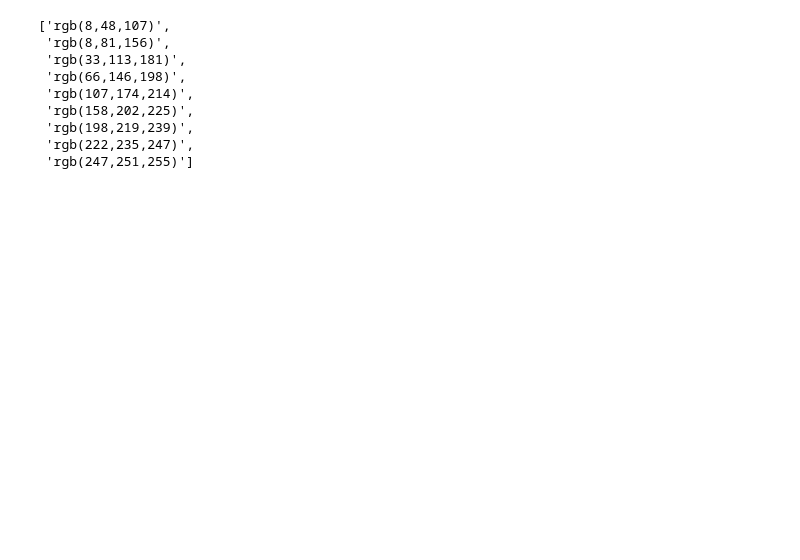
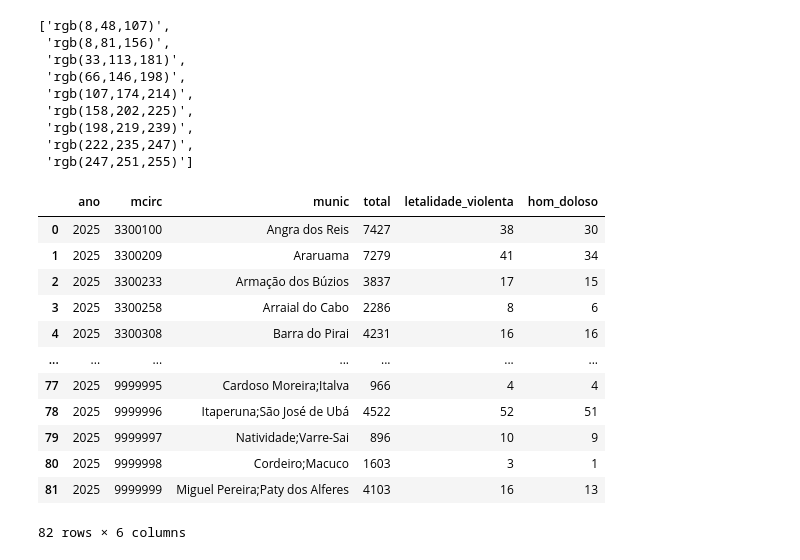
Before and after one commit to gabrielmprata/seguranca_publica_pwrbi, a Jupyter notebook: PREP_anuario_seguranca_publica_pwr_bi.ipynb, the cells around one changed output. Saved outputs shown, nothing was run; the diff lists cells and outputs as text; code cells hidden in the pictures; blank space fills up the shorter version.

```diff
--- a/PREP_anuario_seguranca_publica_pwr_bi.ipynb
+++ b/PREP_anuario_seguranca_publica_pwr_bi.ipynb
@@ -878,3 +874,22 @@ px.colors.sequential.Blues_r
  'rgb(198,219,239)',
  'rgb(222,235,247)',
  'rgb(247,251,255)']
+# %%
+df_municipio_x = df_ocorrencias[['ano','mcirc','munic','total','letalidade_violenta','hom_doloso']][(df_ocorrencias['ano'] == 2025)]
+df_municipio_x = df_municipio_x.groupby(['ano','mcirc','munic']).sum(['total','letalidade_violenta']).reset_index()
+# %%
+df_municipio_x
+# %% [output]
+|  | ano | mcirc | munic | total | letalidade_violenta | hom_doloso |
+| 0 | 2025 | 3300100 | Angra dos Reis | 7427 | 38 | 30 |
+| 1 | 2025 | 3300209 | Araruama | 7279 | 41 | 34 |
+| 2 | 2025 | 3300233 | Armação dos Búzios | 3837 | 17 | 15 |
+| 3 | 2025 | 3300258 | Arraial do Cabo | 2286 | 8 | 6 |
+| 4 | 2025 | 3300308 | Barra do Pirai | 4231 | 16 | 16 |
+| ... | ... | ... | ... | ... | ... | ... |
+| 77 | 2025 | 9999995 | Cardoso Moreira;Italva | 966 | 4 | 4 |
+| 78 | 2025 | 9999996 | Itaperuna;São José de Ubá | 4522 | 52 | 51 |
+| 79 | 2025 | 9999997 | Natividade;Varre-Sai | 896 | 10 | 9 |
+| 80 | 2025 | 9999998 | Cordeiro;Macuco | 1603 | 3 | 1 |
+| 81 | 2025 | 9999999 | Miguel Pereira;Paty dos Alferes | 4103 | 16 | 13 |
+82 rows × 6 columns
```
Also changed, not shown: parts of 4 cells of this notebook.
